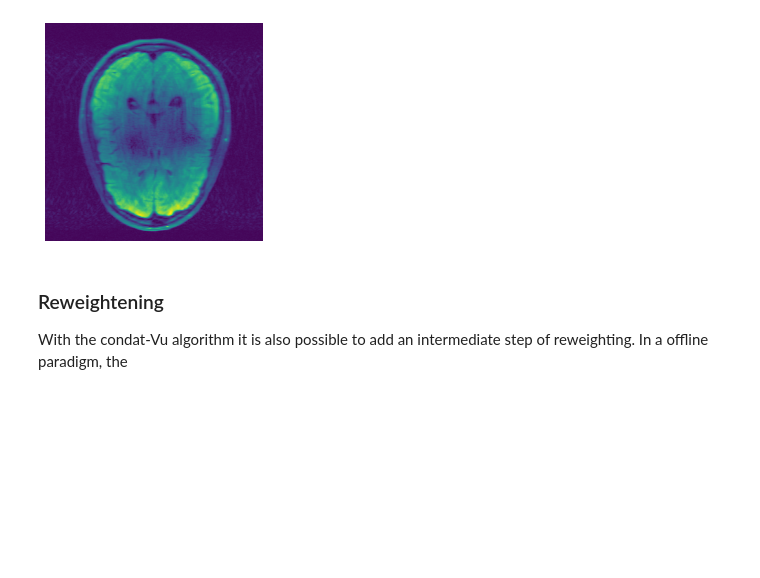
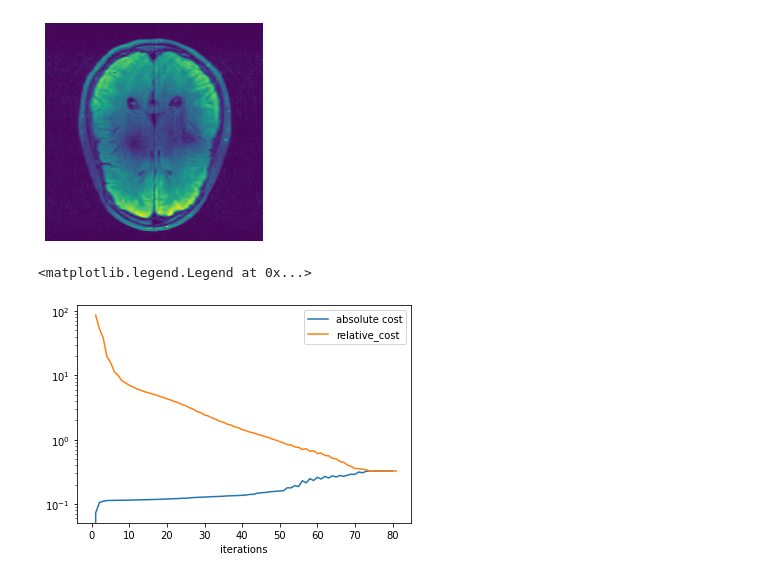
Before and after one commit to paquiteau/pysap-mri-online, a Jupyter notebook: online_reconstruction.ipynb, the cells around one changed output. Saved outputs shown, nothing was run; the diff lists cells and outputs as text; code cells hidden in the pictures; blank space fills up the shorter version.

```diff
--- a/online_reconstruction.ipynb
+++ b/online_reconstruction.ipynb
@@ -176,20 +197,0 @@ simply by updating the observed data at each step before running a new step of t
-# %%
-cost_op_kwargs={'cost_interval':1}
-solver = OnlineCalibrationlessReconstructor(
-        fourier_op,
-        linear_op=linear_op,
-        regularizer_op=OWL_op,
-        gradient_formulation="analysis",
-        lipschitz_cst =1.1,
-        cost_op_kwargs=cost_op_kwargs,
-        verbose=0)
-
-
-xf, cost, metric_results = solver.reconstruct(kspace_generator=kspace_gen,
-                  optimization_alg='condatvu',
-                  metrics=metrics,
-                  metric_call_period=1)
-
-
-metric_results['cost'] = {'index':np.arange(0,len(cost),cost_op_kwargs['cost_interval']),
-                          'values':np.array(cost)}
@@ -225,10 +202,9 @@ implot(ssos(xf))
 # %%
 plt.figure()
 plt.semilogy(cost, label="absolute cost")
-plt.semilogy(metric_results['abs_res']['index'], metric_results['abs_res']['values'],label='relative_cost')
+plt.semilogy(metric_results_condatvu['abs_res']['index'],metric_results_condatvu['abs_res']['values'],label='relative_cost')
 plt.xlabel('iterations')
 plt.legend()
+# %% [output]
+<matplotlib.legend.Legend at 0x...>
+[figure, added]
-# %% [markdown]
-### Reweightening
-
-With the condat-Vu algorithm it is also possible to add an intermediate step of reweighting. In a offline paradigm, the
```
Also changed, not shown: parts of 10 cells of this notebook.
